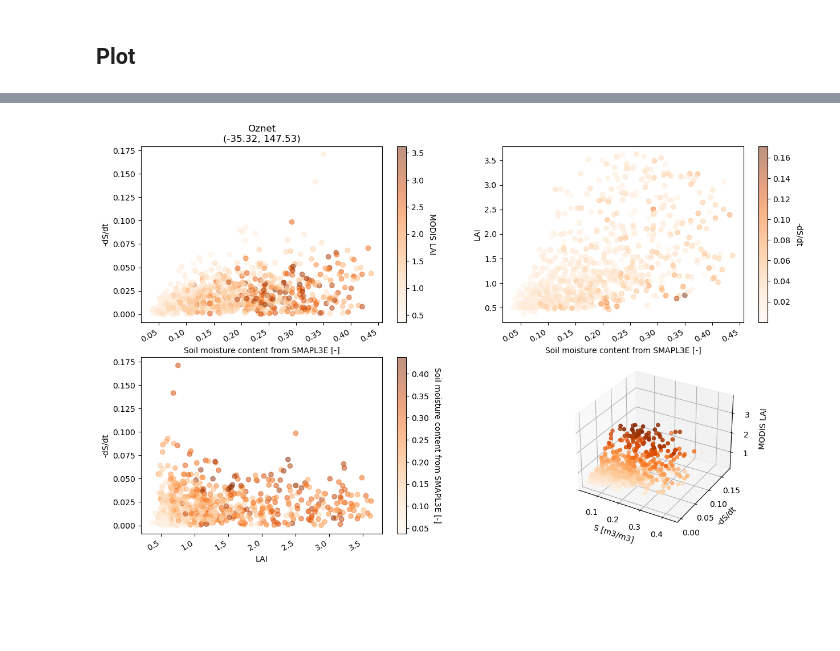
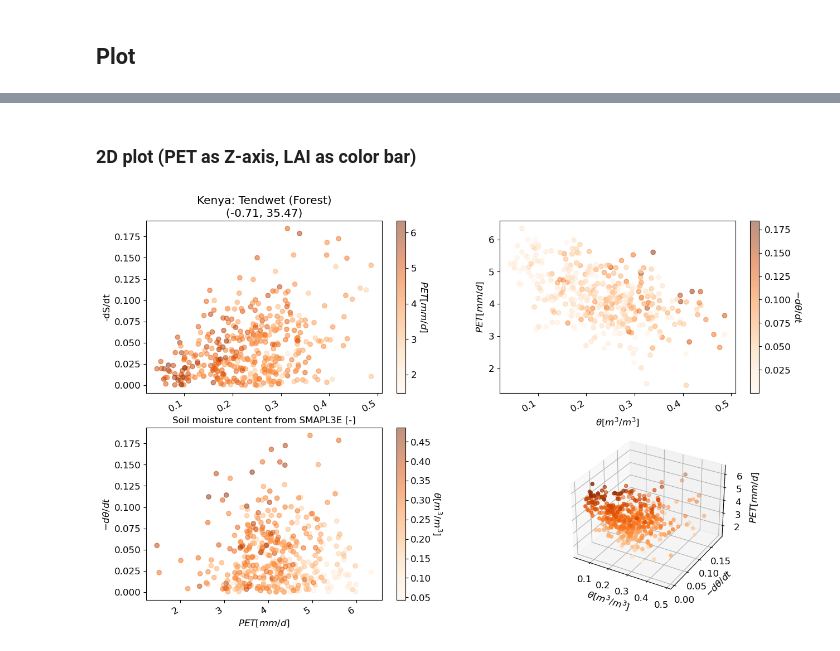
Before and after one commit to RY4GIT/SMSigxSMAP, a Jupyter notebook: 2_code_to_analyze/test_plot_PETandLAIandSMAP_from_appears_pt_sample.ipynb, the cells around one changed output, grey strips where cells are left out. Cells and saved outputs as stored; diff of their text form; code cells hidden in the pictures; blank space fills up the shorter version.

```diff
--- a/2_code_to_analyze/test_plot_PETandLAIandSMAP_from_appears_pt_sample.ipynb
+++ b/2_code_to_analyze/test_plot_PETandLAIandSMAP_from_appears_pt_sample.ipynb
@@ -13,8 +14,8 @@ import warnings
 ## Load target station info
 # %%
 os.chdir(r'G:\Shared drives\Ryoko and Hilary\SMSigxSMAP')
-network_name = 'Oznet'
-station_name = 'Alabama'
+network_name = 'Kenya' #{'Oznet', 'Kenya'}
+station_name = 'Kaplelach' # {'Alabama', 'Athwana', 'Kaplelach', 'Shidley', 'Tendwet'}
 
 input_path = r"G:\Shared drives\Ryoko and Hilary\SMSigxSMAP\analysis\1_data"
 output_path = r"G:\Shared drives\Ryoko and Hilary\SMSigxSMAP\analysis\3_data_out"
@@ -94,8 +151,9 @@ lon = target_lon
 smap_color = '#ff7f0e'
 precip_color = '#779eb2'
 
-title = f"{network_name}\n({lat:.2f}, {lon:.2f})"
+title = f"{network_name}: {target_station}\n({lat:.2f}, {lon:.2f})"
 save_title = f"{network_name}_{target_station}"
+plt.rcParams['font.size'] = 12
 # %%
 # Get drydown timeseries for plotting
 ds_synced2['dSdt'] = ds_synced2['soil_moisture_smapL3'].diff()
@@ -170,53 +284,55 @@ See the caveats in the documentation: https://pandas.pydata.org/pandas-docs/stab
+# %% [markdown]
+### 2D plot  (PET as Z-axis, LAI as color bar)
 # %%
 fig = plt.figure(figsize=(15, 10))
 fig.tight_layout(pad=5)
 sm = ds_synced2['soil_moisture_smapL3'][ds_synced2['noprecip']].values
 neg_dSdt = ds_synced2['dSdt(t+1)'][ds_synced2['noprecip']].values*-1
-lai = ds_synced2['MODISmeanLAI_SMAPgrid'][ds_synced2['noprecip']].values
+pet = ds_synced2['PET'][ds_synced2['noprecip']].values
 
 ax1 =  fig.add_subplot(2,2,1)
-scatter = ax1.scatter(x=sm, y=neg_dSdt, c=lai, cmap= 'Oranges', marker='o', alpha=0.5, label='SMAP L4')
+scatter = ax1.scatter(x=sm, y=neg_dSdt, c=pet, cmap= 'Oranges', marker='o', alpha=0.5, label='SMAP L4')
 xax = ax1.xaxis
 ax1.set_title(title)
 ax1.set_xlabel("Soil moisture content from SMAPL3E [-]")
 ax1.set_ylabel("-dS/dt")
 cbar = plt.colorbar(scatter, ax=ax1)
 cbar.ax.get_yaxis().labelpad = 15
-cbar.ax.set_ylabel('MODIS LAI', rotation=270)
+cbar.ax.set_ylabel(label_PET, rotation=270)
 fig.autofmt_xdate()
 
 ax2 =  fig.add_subplot(2,2,2)
-scatter = ax2.scatter(x=sm, y=lai, c=neg_dSdt, cmap= 'Oranges', marker='o', alpha=0.5, label='SMAP L4')
+scatter = ax2.scatter(x=sm, y=pet, c=neg_dSdt, cmap= 'Oranges', marker='o', alpha=0.5, label='SMAP L4')
 xax = ax2.xaxis
 # ax2.set_title(title)
-ax2.set_xlabel("Soil moisture content from SMAPL3E [-]")
-ax2.set_ylabel("LAI")
+ax2.set_xlabel(label_SM)
+ax2.set_ylabel(label_PET)
 cbar = plt.colorbar(scatter, ax=ax2)
 cbar.ax.get_yaxis().labelpad = 15
-cbar.ax.set_ylabel('-dS/dt', rotation=270)
+cbar.ax.set_ylabel(label_dSdt, rotation=270)
 fig.autofmt_xdate()
 
 ax3 =  fig.add_subplot(2,2,3)
-scatter = ax3.scatter(x=lai, y=neg_dSdt, c=sm, cmap= 'Oranges', marker='o', alpha=0.5, label='SMAP L4')
+scatter = ax3.scatter(x=pet, y=neg_dSdt, c=sm, cmap= 'Oranges', marker='o', alpha=0.5, label='SMAP L4')
 xax = ax3.xaxis
 # ax3.set_title(title)
-ax3.set_xlabel("LAI")
-ax3.set_ylabel("-dS/dt")
+ax3.set_xlabel(label_PET)
+ax3.set_ylabel(label_dSdt)
 cbar = plt.colorbar(scatter, ax=ax3)
 cbar.ax.get_yaxis().labelpad = 15
-cbar.ax.set_ylabel('Soil moisture content from SMAPL3E [-]', rotation=270)
+cbar.ax.set_ylabel(label_SM, rotation=270)
 fig.autofmt_xdate()
 
 from mpl_toolkits import mplot3d
 
 ax4 =  fig.add_subplot(2,2,4, projection='3d')
 
 # Data for a three-dimensional line
-ax4.scatter3D(sm, neg_dSdt, lai, c=lai, cmap='Oranges');
-ax4.set_xlabel('S [m3/m3]')
-ax4.set_ylabel('-dS/dt')
-ax4.set_zlabel('MODIS LAI')
+ax4.scatter3D(sm, neg_dSdt, pet, c=pet, cmap='Oranges');
+ax4.set_xlabel(label_SM)
+ax4.set_ylabel(label_dSdt)
+ax4.set_zlabel(label_PET)
 
-fig.savefig(os.path.join(output_path, f'{save_title}_Ltheta.png'))
+fig.savefig(os.path.join(output_path, f'{save_title}_Ltheta_PET.png'))
 # %% [output]
-[figure, old version]
+[figure, new version]
```
Also changed, not shown: parts of 18 cells of this notebook.
